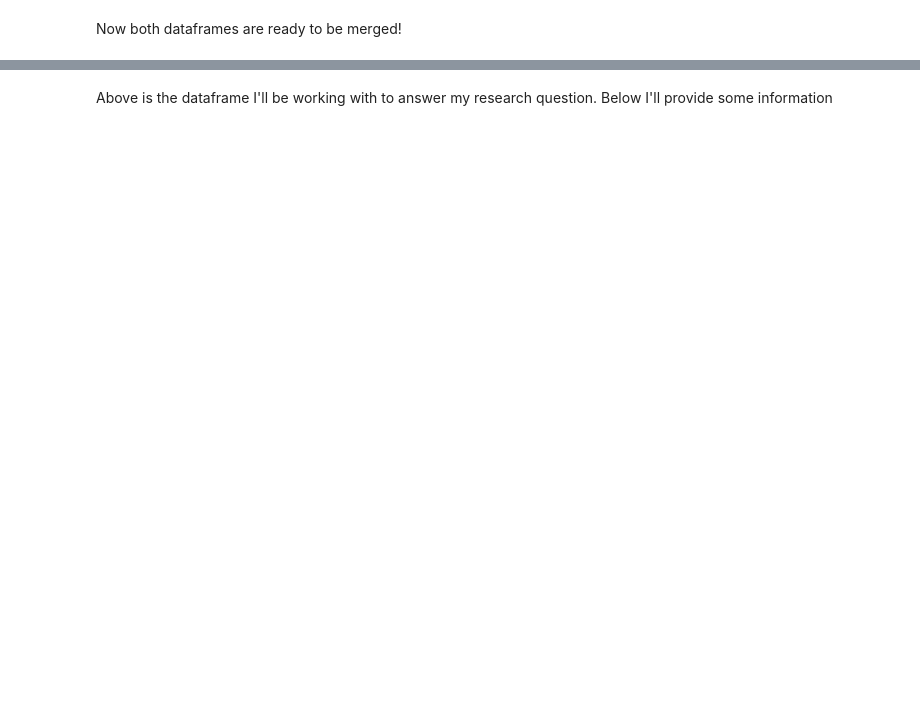
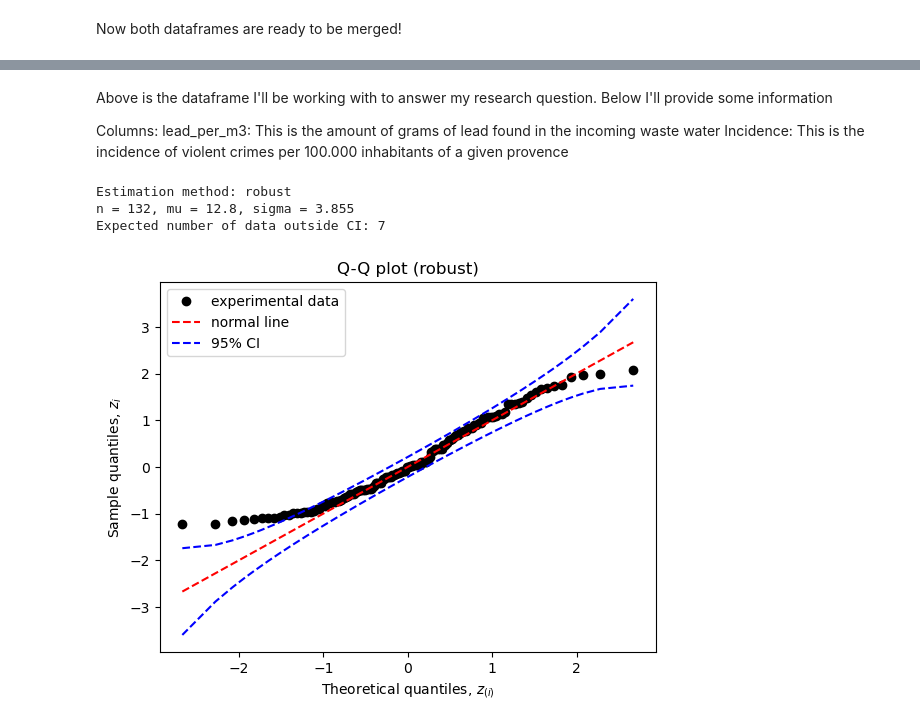
Before and after one commit to JMenzingaST/Lead_Crime_NL, a Jupyter notebook: Main.ipynb, the cells around one changed output, grey strips where cells are left out. Cells and saved outputs as stored; diff of their text form; code cells hidden in the pictures; blank space fills up the shorter version.

```diff
--- a/Main.ipynb
+++ b/Main.ipynb
@@ -117,7 +174,7 @@ Two things I took away from the datacheck:
 2) I want to turn the Year and Incidence columns into int and float dtypes respectively
 # %%
 # Dropping the PV99 region
-crime_df = crime_df[crime_df['Region'] != 'PV99  ']
+crime_df = crime_df[crime_df['Provence'] != 'PV99  ']
 # %%
 # Checking the values in the Incidence and Year columns
 print(crime_df['Incidence'].unique())
@@ -182,5 +363,5 @@ Lead regions:
 # %% [markdown]
 There clearly is some whitespace that needs removing.
 # %%
-crime_df['Region'] = crime_df['Region'].str.replace(r'\s','', regex=True)
-lead_df['Region'] = lead_df['Region'].str.replace(r'\s','', regex=True)
+crime_df['Provence'] = crime_df['Provence'].str.replace(r'\s','', regex=True)
+lead_df['Provence'] = lead_df['Provence'].str.replace(r'\s','', regex=True)
@@ -194,5 +389,5 @@ Lead regions:
 # %% [markdown]
 The crime_df has the different types of crime in one column, I would like each crime as a different feature with he incedence as their value
 # %%
-crime_df = crime_df.set_index(['Region','Year']).pivot(columns='Crime', values='Incidence').reset_index()
+crime_df = crime_df.set_index(['Provence','Year']).pivot(columns='Crime', values='Incidence').reset_index()
 crime_df
@@ -199,4 +408,5 @@ crime_df
 # %%
 crime_df['Total_incidence'] = crime_df[[
-    'CRI1110', 'CRI1500', 'CRI2100', 'CRI2200', 'CRI2300','CRI3000', 'CRI7000']].sum(axis=1)
+    'CRI1110', 'CRI1500', 'CRI2100', 'CRI2210', 'CRI2300', 'CRI3000', 'CRI7000']
+                                       ].sum(axis=1)
 crime_df
@@ -212,2 +454,6 @@ lead_crime_df
 # %% [markdown]
 Above is the dataframe I'll be working with to answer my research question. Below I'll provide some information
+
+Columns:
+    lead_per_m3: This is the amount of grams of lead found in the incoming waste water
+    Incidence: This is the incidence of violent crimes per 100.000 inhabitants of a given provence
@@ -219,0 +460,7 @@ hvexplorer
+# %%
+ds.DS_Q_Q_Plot(crime_df['Total_incidence'])
+# %% [output]
+Estimation method: robust
+n = 132, mu = 12.8, sigma = 3.855
+Expected number of data outside CI: 7
+[figure, added]
```
Also changed, not shown: parts of 32 cells of this notebook.
